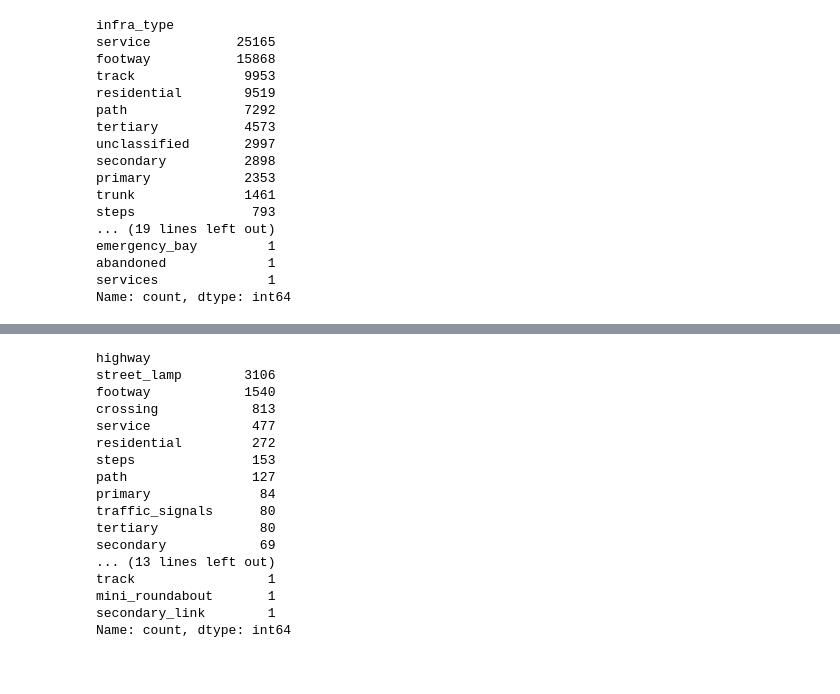
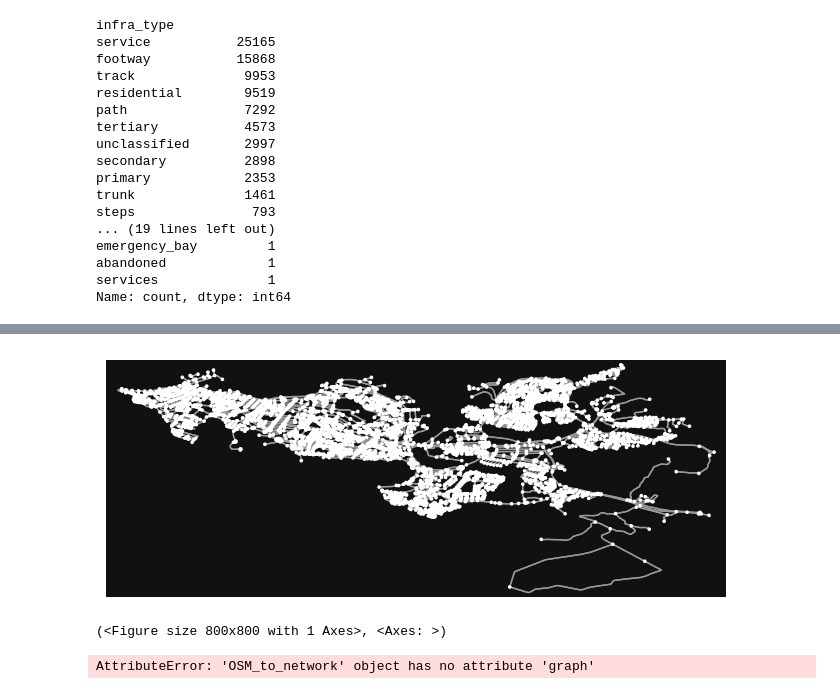
Before and after one commit to worldbank/GOSTnets, a Jupyter notebook: test_matteo.ipynb, the cells around one changed output, grey strips where cells are left out. Cells and saved outputs as stored; diff of their text form; code cells hidden in the pictures.

```diff
--- a/test_matteo.ipynb
+++ b/test_matteo.ipynb
@@ -140,32 +257,20 @@ Name: count, dtype: int64
-# %%
-import osmnx as ox
-
-place_name = "Reykjavik"
-tags = {'highway': True}
-rek_roads = ox.features_from_address(place_name, tags)
-
-# Filter the GeoPandas DataFrame based on the condition
-filtered_roads = rek_roads[rek_roads['highway'].notnull()]
-filtered_roads["osm_id"] = filtered_roads.index.droplevel(level=['element_type'])
-filtered_roads.index = filtered_roads.index.droplevel(level=['element_type'])
-
-filtered_roads = filtered_roads[['osm_id', 'highway', 'geometry']]
-filtered_roads.highway.value_counts()
-# %% [output]
-highway
-street_lamp        3106
-footway            1540
-crossing            813
-service             477
-residential         272
-steps               153
-path                127
-primary              84
-traffic_signals      80
-tertiary             80
-secondary            69
-... (13 lines left out)
-track                 1
-mini_roundabout       1
-secondary_link        1
-Name: count, dtype: int64
+# %%
+# plotting functions only work if the graphs have a name and a crs attribute
+G = ox.graph_from_place('Reykjavik', network_type='drive')
+G.graph['crs'] = 'epsg:32646'
+G.graph['name'] = 'Iceland'
+
+# original graph
+ox.plot_graph(G, edge_linewidth=1, node_size=7)
+# %% [output]
+[figure, added]
+(<Figure size 800x800 with 1 Axes>, <Axes: >)
+# %%
+# plotting functions only work if the graphs have a name and a crs attribute
+iceland.graph['crs'] = 'epsg:32646'
+iceland.graph['name'] = 'Iceland'
+
+# original graph
+ox.plot_graph(iceland, edge_linewidth=1, node_size=7)
+# %% [output]
+AttributeError: 'OSM_to_network' object has no attribute 'graph'
```
Also changed, not shown: parts of 19 cells of this notebook.
